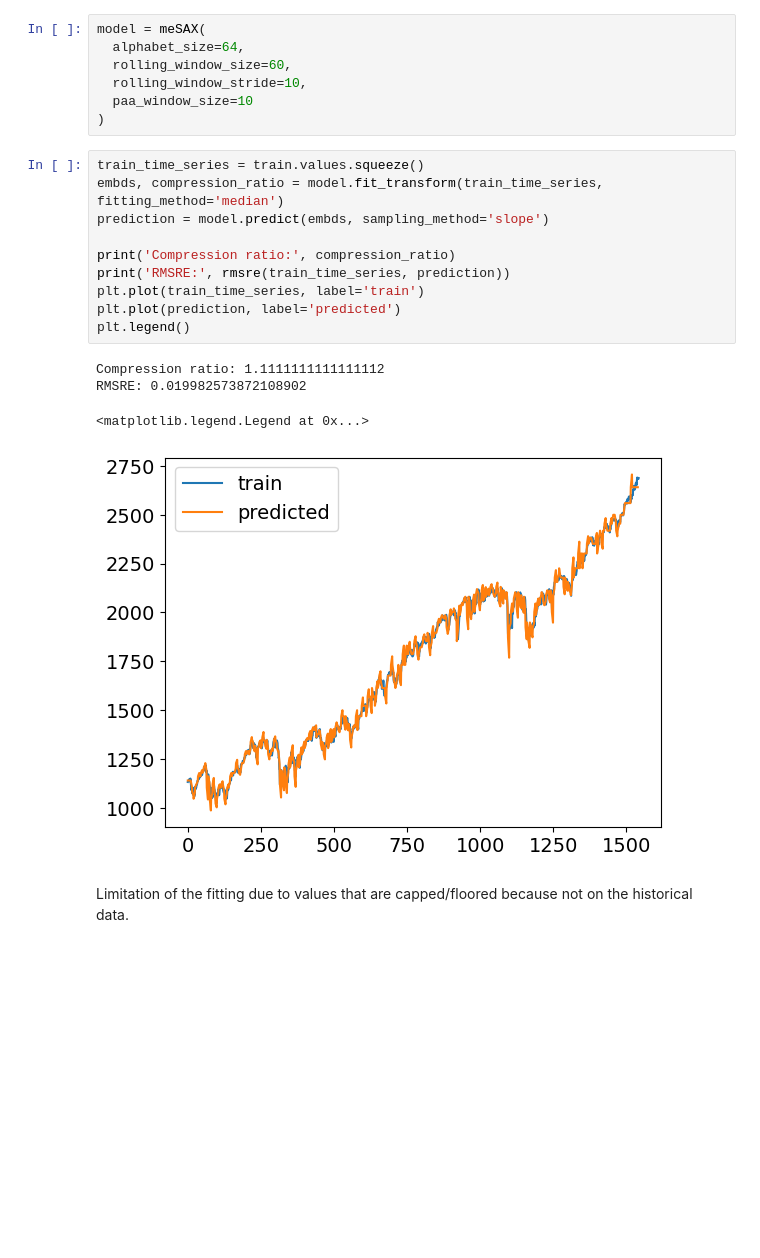
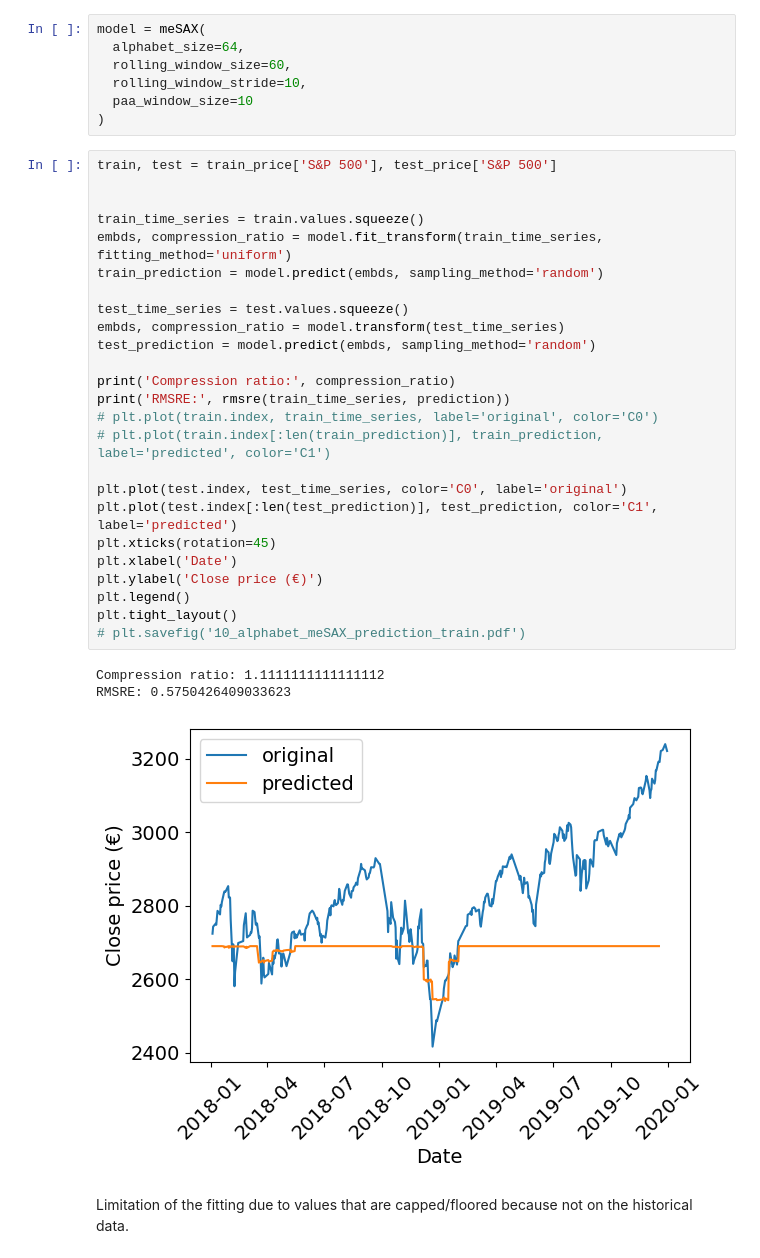
Before and after one commit to SullivanCastro/TimeSeriesProject, a Jupyter notebook: experiments.ipynb, the cells around one changed output. Drawn from its saved outputs; the diff is of its cells as text; blank space fills up the shorter version.

```diff
--- a/experiments.ipynb
+++ b/experiments.ipynb
@@ -159,21 +192,35 @@ model = meSAX(
   rolling_window_stride=10,
   paa_window_size=10
 )
-# %%
-train_time_series = train.values.squeeze()
-embds, compression_ratio = model.fit_transform(train_time_series, fitting_method='median')
-prediction = model.predict(embds, sampling_method='slope')
-
-print('Compression ratio:', compression_ratio)
-print('RMSRE:', rmsre(train_time_series, prediction))
-plt.plot(train_time_series, label='train')
-plt.plot(prediction, label='predicted')
-plt.legend()
-# %% [output]
-Compression ratio: 1.1111111111111112
-RMSRE: 0.019982573872108902
-<matplotlib.legend.Legend at 0x...>
-[figure, removed]
+# %%
+train, test = train_price['S&P 500'], test_price['S&P 500']
+
+
+train_time_series = train.values.squeeze()
+embds, compression_ratio = model.fit_transform(train_time_series, fitting_method='uniform')
+train_prediction = model.predict(embds, sampling_method='random')
+
+test_time_series = test.values.squeeze()
+embds, compression_ratio = model.transform(test_time_series)
+test_prediction = model.predict(embds, sampling_method='random')
+
+print('Compression ratio:', compression_ratio)
+print('RMSRE:', rmsre(train_time_series, prediction))
+# plt.plot(train.index, train_time_series, label='original', color='C0')
+# plt.plot(train.index[:len(train_prediction)], train_prediction, label='predicted', color='C1')
+
+plt.plot(test.index, test_time_series, color='C0', label='original')
+plt.plot(test.index[:len(test_prediction)], test_prediction, color='C1', label='predicted')
+plt.xticks(rotation=45)
+plt.xlabel('Date')
+plt.ylabel('Close price (€)')
+plt.legend()
+plt.tight_layout()
+# plt.savefig('10_alphabet_meSAX_prediction_train.pdf')
+# %% [output]
+Compression ratio: 1.1111111111111112
+RMSRE: 0.5750426409033623
+[figure, added]
 # %% [markdown]
 Limitation of the fitting due to values that are capped/floored because not on the historical data.
 # %%
```
Also changed, not shown: parts of 12 cells of this notebook.
